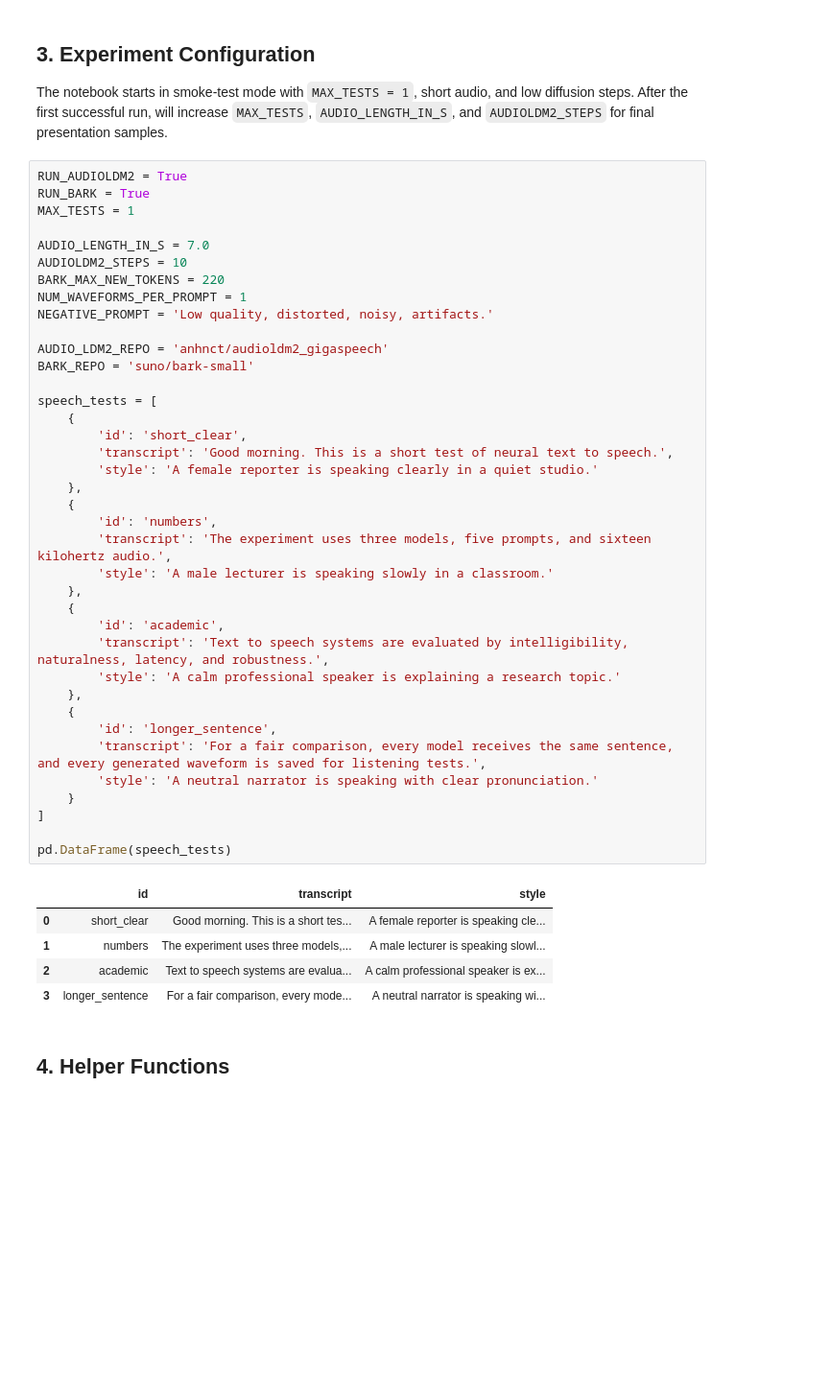
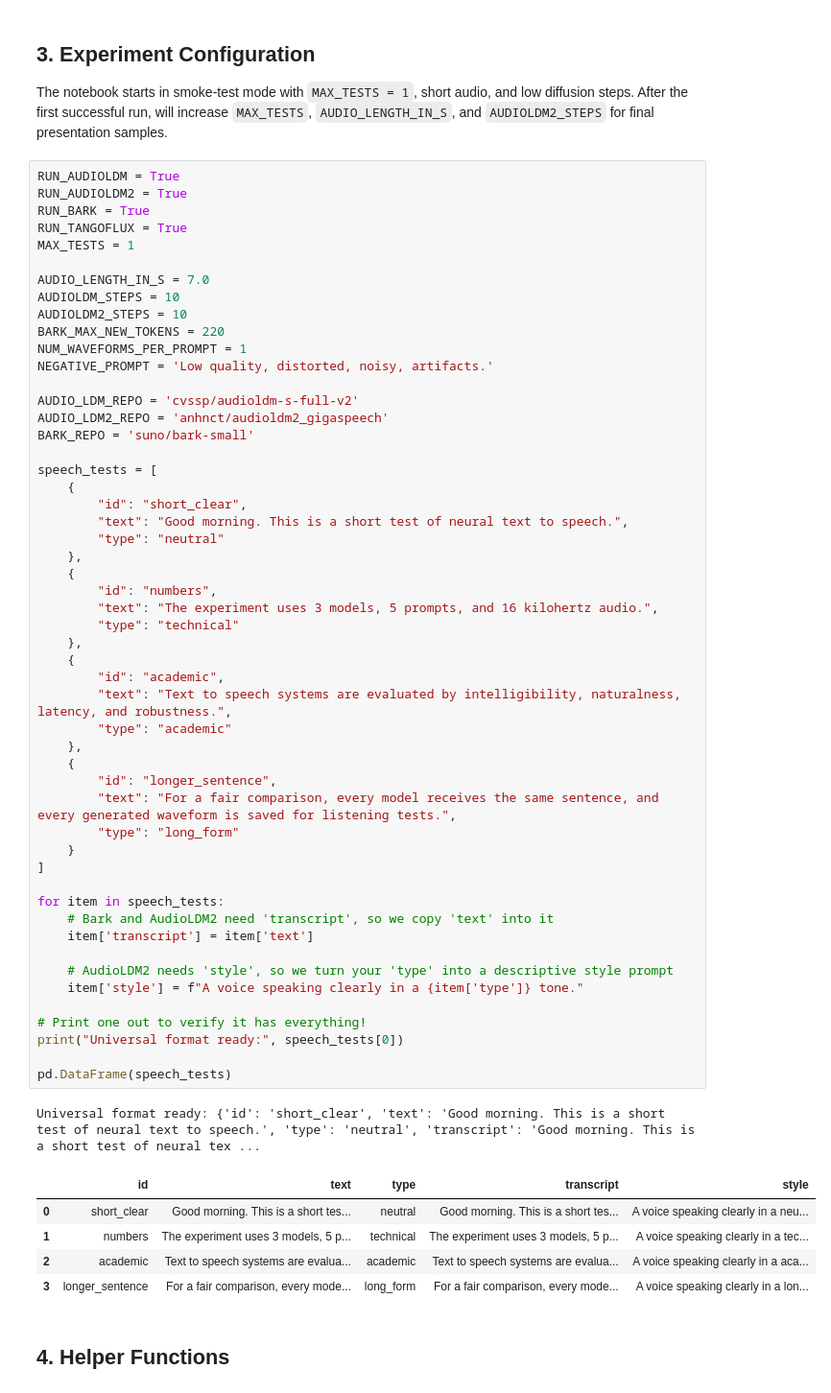
Before and after one commit to DomingoFox/deep_learning_text_to_speech_comparison, a Jupyter notebook: text_to_speech_comparison.ipynb, the cells around one changed output. Shown at 96% size. Drawn from its saved outputs; the diff is of its cells as text; blank space fills up the shorter version.

```diff
--- a/text_to_speech_comparison.ipynb
+++ b/text_to_speech_comparison.ipynb
@@ -134,49 +170,64 @@ PyTorch: 2.11.0+cu128
 
 The notebook starts in smoke-test mode with `MAX_TESTS = 1`, short audio, and low diffusion steps. After the first successful run, will increase `MAX_TESTS`, `AUDIO_LENGTH_IN_S`, and `AUDIOLDM2_STEPS` for final presentation samples.
 # %%
+RUN_AUDIOLDM = True
 RUN_AUDIOLDM2 = True
 RUN_BARK = True
+RUN_TANGOFLUX = True
 MAX_TESTS = 1
 
 AUDIO_LENGTH_IN_S = 7.0
+AUDIOLDM_STEPS = 10
 AUDIOLDM2_STEPS = 10
 BARK_MAX_NEW_TOKENS = 220
 NUM_WAVEFORMS_PER_PROMPT = 1
 NEGATIVE_PROMPT = 'Low quality, distorted, noisy, artifacts.'
 
+AUDIO_LDM_REPO = 'cvssp/audioldm-s-full-v2'
 AUDIO_LDM2_REPO = 'anhnct/audioldm2_gigaspeech'
 BARK_REPO = 'suno/bark-small'
 
 speech_tests = [
     {
-        'id': 'short_clear',
-        'transcript': 'Good morning. This is a short test of neural text to speech.',
-        'style': 'A female reporter is speaking clearly in a quiet studio.'
+        "id": "short_clear",
+        "text": "Good morning. This is a short test of neural text to speech.",
+        "type": "neutral"
     },
     {
-        'id': 'numbers',
-        'transcript': 'The experiment uses three models, five prompts, and sixteen kilohertz audio.',
-        'style': 'A male lecturer is speaking slowly in a classroom.'
+        "id": "numbers",
+        "text": "The experiment uses 3 models, 5 prompts, and 16 kilohertz audio.",
+        "type": "technical"
     },
     {
-        'id': 'academic',
-        'transcript': 'Text to speech systems are evaluated by intelligibility, naturalness, latency, and robustness.',
-        'style': 'A calm professional speaker is explaining a research topic.'
+        "id": "academic",
+        "text": "Text to speech systems are evaluated by intelligibility, naturalness, latency, and robustness.",
+        "type": "academic"
     },
     {
-        'id': 'longer_sentence',
-        'transcript': 'For a fair comparison, every model receives the same sentence, and every generated waveform is saved for listening tests.',
-        'style': 'A neutral narrator is speaking with clear pronunciation.'
+        "id": "longer_sentence",
+        "text": "For a fair comparison, every model receives the same sentence, and every generated waveform is saved for listening tests.",
+        "type": "long_form"
     }
 ]
 
+for item in speech_tests:
+    # Bark and AudioLDM2 need 'transcript', so we copy 'text' into it
+    item['transcript'] = item['text']
+
+    # AudioLDM2 needs 'style', so we turn your 'type' into a descriptive style prompt
+    item['style'] = f"A voice speaking clearly in a {item['type']} tone."
+
+# Print one out to verify it has everything!
+print("Universal format ready:", speech_tests[0])
+
 pd.DataFrame(speech_tests)
 # %% [output]
+Universal format ready: {'id': 'short_clear', 'text': 'Good morning. This is a short test of neural text to speech.', 'type': 'neutral', 'transcript': 'Good morning. This is a short test of neural tex ...
-|  | id | transcript | style |
-| 0 | short_clear | Good morning. This is a short tes... | A female reporter is speaking cle... |
-| 1 | numbers | The experiment uses three models,... | A male lecturer is speaking slowl... |
-| 2 | academic | Text to speech systems are evalua... | A calm professional speaker is ex... |
-| 3 | longer_sentence | For a fair comparison, every mode... | A neutral narrator is speaking wi... |
+|  | id | text | type | transcript | style |
+| 0 | short_clear | Good morning. This is a short tes... | neutral | Good morning. This is a short tes... | A voice speaking clearly in a neu... |
+| 1 | numbers | The experiment uses 3 models, 5 p... | technical | The experiment uses 3 models, 5 p... | A voice speaking clearly in a tec... |
+| 2 | academic | Text to speech systems are evalua... | academic | Text to speech systems are evalua... | A voice speaking clearly in a aca... |
+| 3 | longer_sentence | For a fair comparison, every mode... | long_form | For a fair comparison, every mode... | A voice speaking clearly in a lon... |
 # %% [markdown]
 ## 4. Helper Functions
 # %%
```
Also changed, not shown: parts of 35 cells of this notebook.
